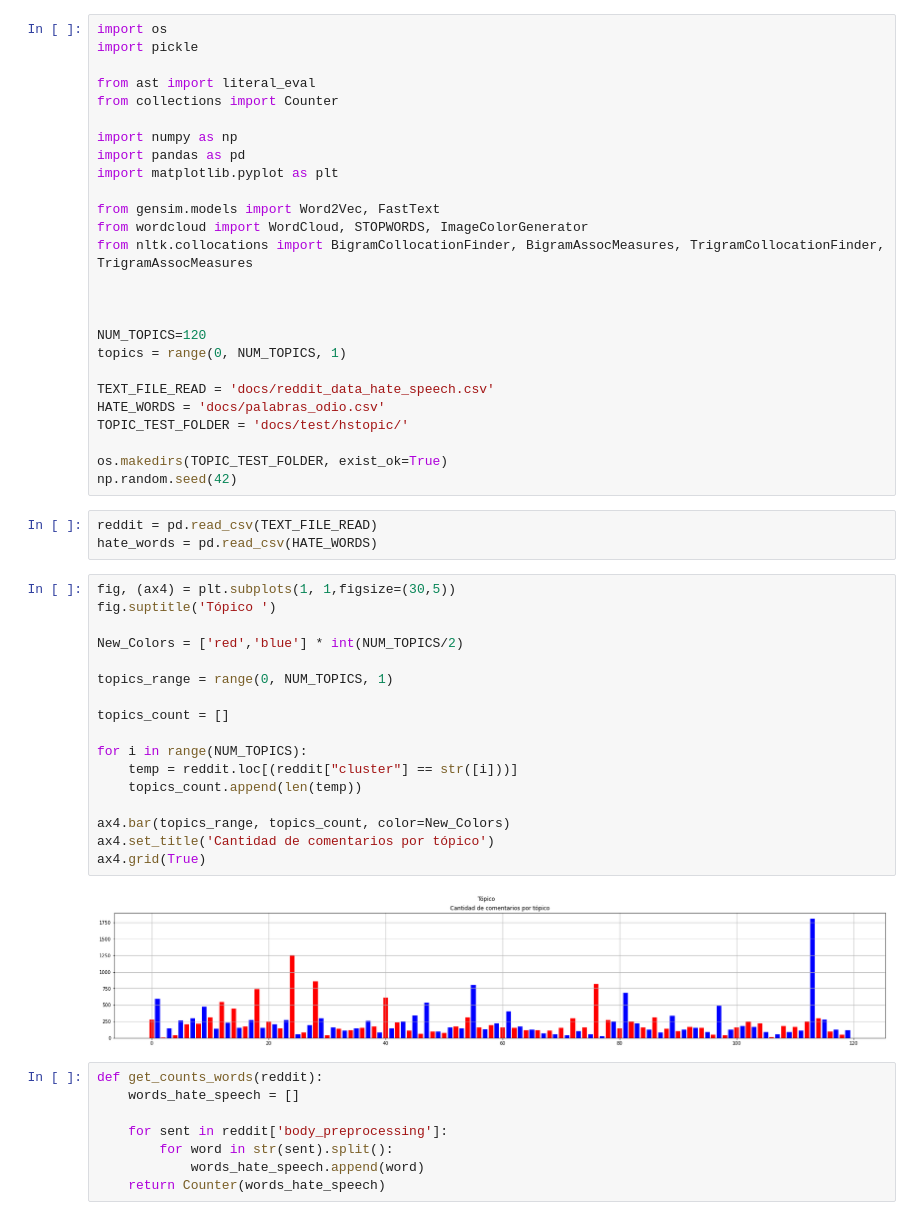
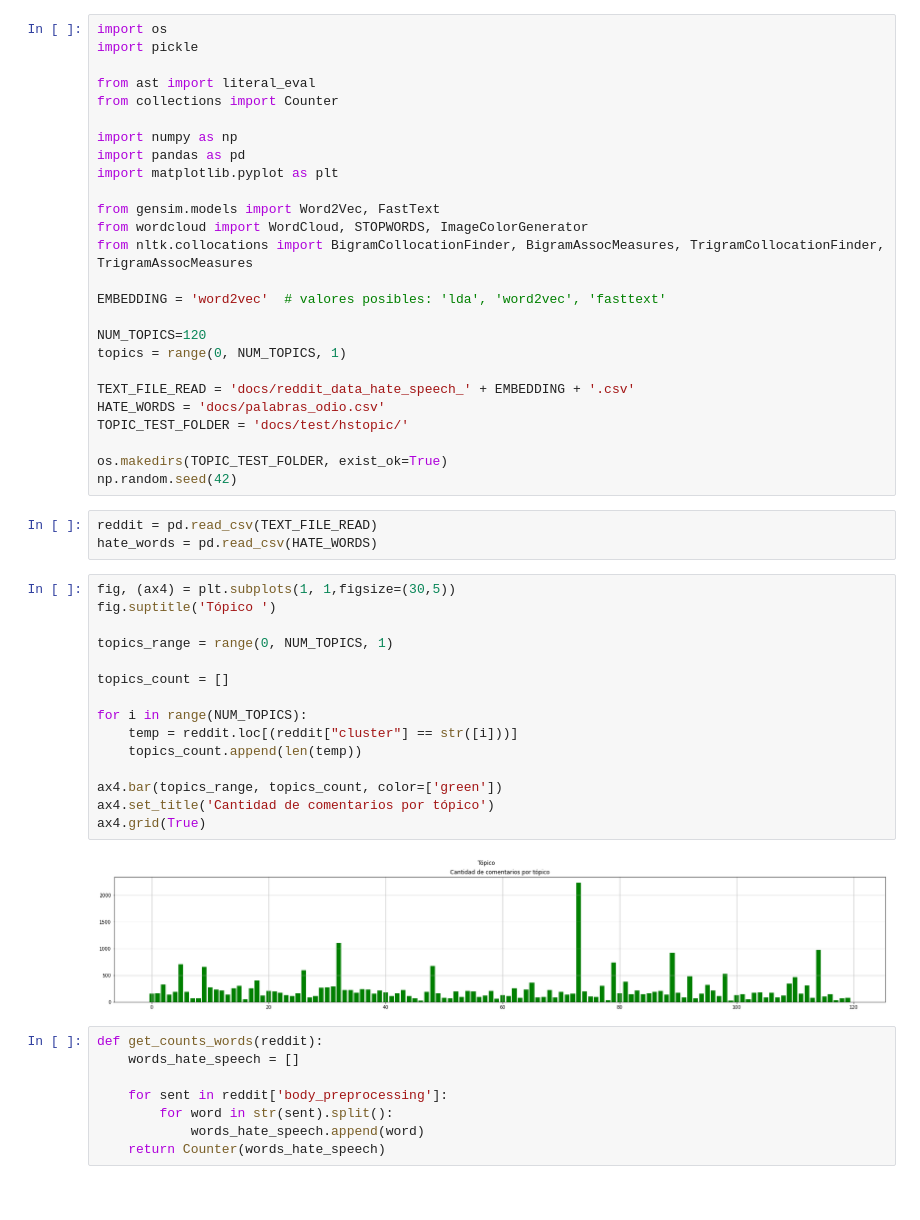
Before and after one commit to PerseoSoft/redditHateSpeech, a Jupyter notebook: src/6_pipeline_result.ipynb, the cells around one changed output. Saved outputs shown, nothing was run; the diff lists cells and outputs as text.

```diff
--- a/src/6_pipeline_result.ipynb
+++ b/src/6_pipeline_result.ipynb
@@ -15,12 +15,12 @@ from gensim.models import Word2Vec, FastText
 from wordcloud import WordCloud, STOPWORDS, ImageColorGenerator
 from nltk.collocations import BigramCollocationFinder, BigramAssocMeasures, TrigramCollocationFinder, TrigramAssocMeasures
 
-
+EMBEDDING = 'word2vec'  # valores posibles: 'lda', 'word2vec', 'fasttext'
 
 NUM_TOPICS=120
 topics = range(0, NUM_TOPICS, 1)
 
-TEXT_FILE_READ = 'docs/reddit_data_hate_speech.csv'
+TEXT_FILE_READ = 'docs/reddit_data_hate_speech_' + EMBEDDING + '.csv'
 HATE_WORDS = 'docs/palabras_odio.csv'
 TOPIC_TEST_FOLDER = 'docs/test/hstopic/'
 
@@ -32,22 +32,20 @@ hate_words = pd.read_csv(HATE_WORDS)
 # %%
 fig, (ax4) = plt.subplots(1, 1,figsize=(30,5))
 fig.suptitle('Tópico ')
-
-New_Colors = ['red','blue'] * int(NUM_TOPICS/2)
 
 topics_range = range(0, NUM_TOPICS, 1)
 
 topics_count = []
 
 for i in range(NUM_TOPICS):
     temp = reddit.loc[(reddit["cluster"] == str([i]))]
     topics_count.append(len(temp))
 
-ax4.bar(topics_range, topics_count, color=New_Colors)
+ax4.bar(topics_range, topics_count, color=['green'])
 ax4.set_title('Cantidad de comentarios por tópico')
 ax4.grid(True)
 # %% [output]
-[figure, old version]
+[figure, new version]
 # %%
 def get_counts_words(reddit):
     words_hate_speech = []
```
Also changed, not shown: parts of 3 cells of this notebook.
